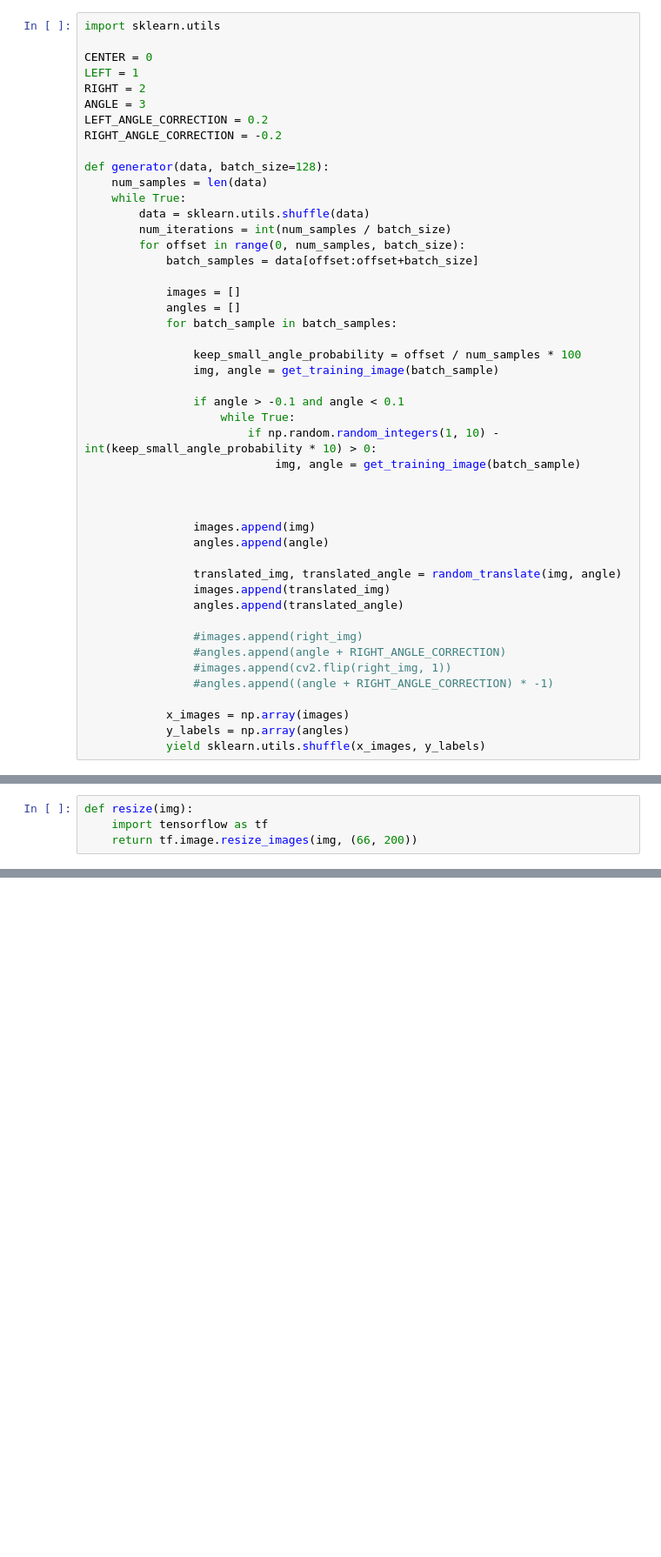
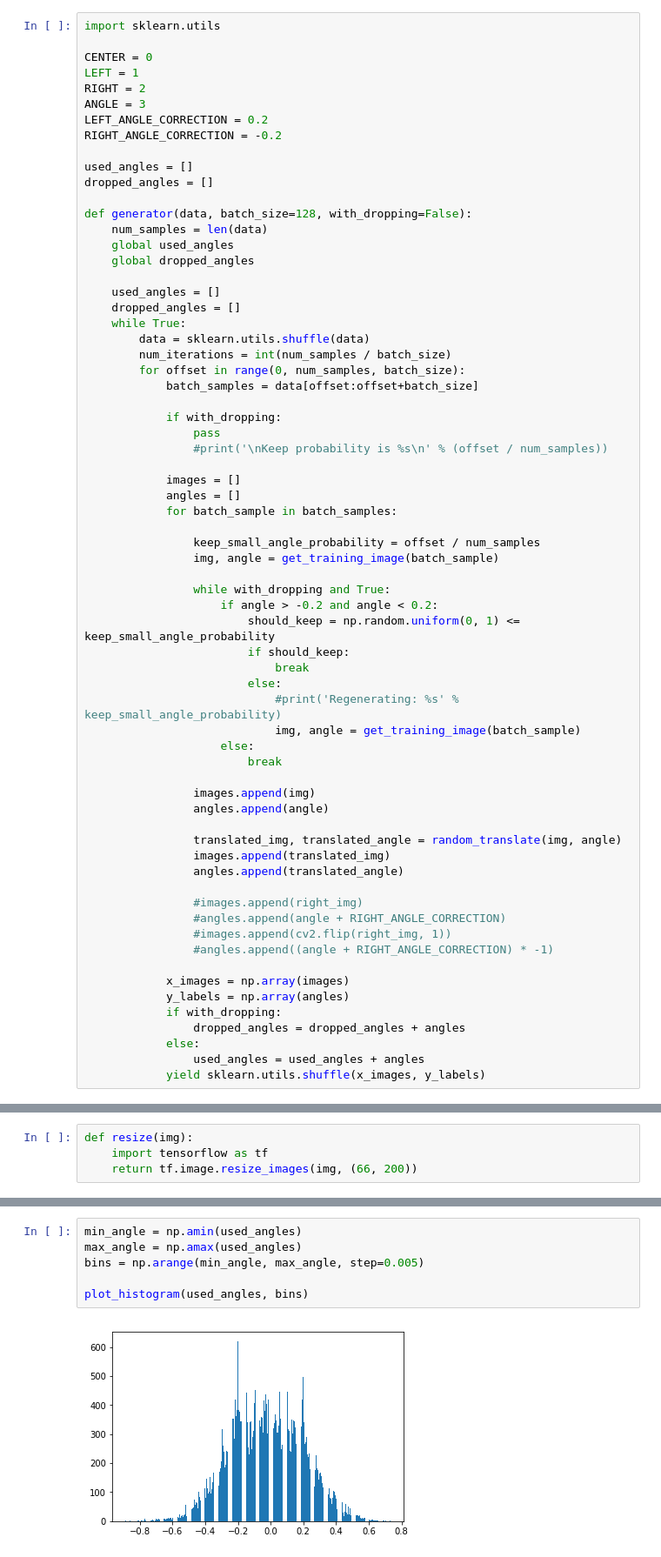
Before and after one commit to kevinwestern/CarND-Behavioral-Cloning-P3, a Jupyter notebook: model.ipynb, the cells around one changed output, grey strips where cells are left out. Shown: that part at 87% size. Cells and saved outputs as stored; diff of their text form; blank space fills up the shorter version.

```diff
--- a/model.ipynb
+++ b/model.ipynb
@@ -175,27 +155,43 @@ ANGLE = 3
 LEFT_ANGLE_CORRECTION = 0.2
 RIGHT_ANGLE_CORRECTION = -0.2
 
-def generator(data, batch_size=128):
+used_angles = []
+dropped_angles = []
+
+def generator(data, batch_size=128, with_dropping=False):
     num_samples = len(data)
+    global used_angles
+    global dropped_angles
+
+    used_angles = []
+    dropped_angles = []
     while True:
         data = sklearn.utils.shuffle(data)
         num_iterations = int(num_samples / batch_size)
         for offset in range(0, num_samples, batch_size):
             batch_samples = data[offset:offset+batch_size]
 
+            if with_dropping:
+                pass
+                #print('\nKeep probability is %s\n' % (offset / num_samples))
+
             images = []
             angles = []
             for batch_sample in batch_samples:
 
-                keep_small_angle_probability = offset / num_samples * 100
+                keep_small_angle_probability = offset / num_samples
                 img, angle = get_training_image(batch_sample)
 
-                if angle > -0.1 and angle < 0.1
-                    while True:
-                        if np.random.random_integers(1, 10) - int(keep_small_angle_probability * 10) > 0:
+                while with_dropping and True:
+                    if angle > -0.2 and angle < 0.2:
+                        should_keep = np.random.uniform(0, 1) <= keep_small_angle_probability
+                        if should_keep:
+                            break
+                        else:
+                            #print('Regenerating: %s' % keep_small_angle_probability)
                             img, angle = get_training_image(batch_sample)
-
-
+                    else:
+                        break
 
                 images.append(img)
                 angles.append(angle)
@@ -211,6 +207,10 @@ def generator(data, batch_size=128):
 
             x_images = np.array(images)
             y_labels = np.array(angles)
+            if with_dropping:
+                dropped_angles = dropped_angles + angles
+            else:
+                used_angles = used_angles + angles
             yield sklearn.utils.shuffle(x_images, y_labels)
 # %%
 from sklearn.model_selection import train_test_split
@@ -291,0 +306,8 @@ Epoch 10/10
+# %%
+min_angle = np.amin(used_angles)
+max_angle = np.amax(used_angles)
+bins = np.arange(min_angle, max_angle, step=0.005)
+
+plot_histogram(used_angles, bins)
+# %% [output]
+[figure, added]
```
Also changed, not shown: parts of 11 cells of this notebook, 2 other files.
